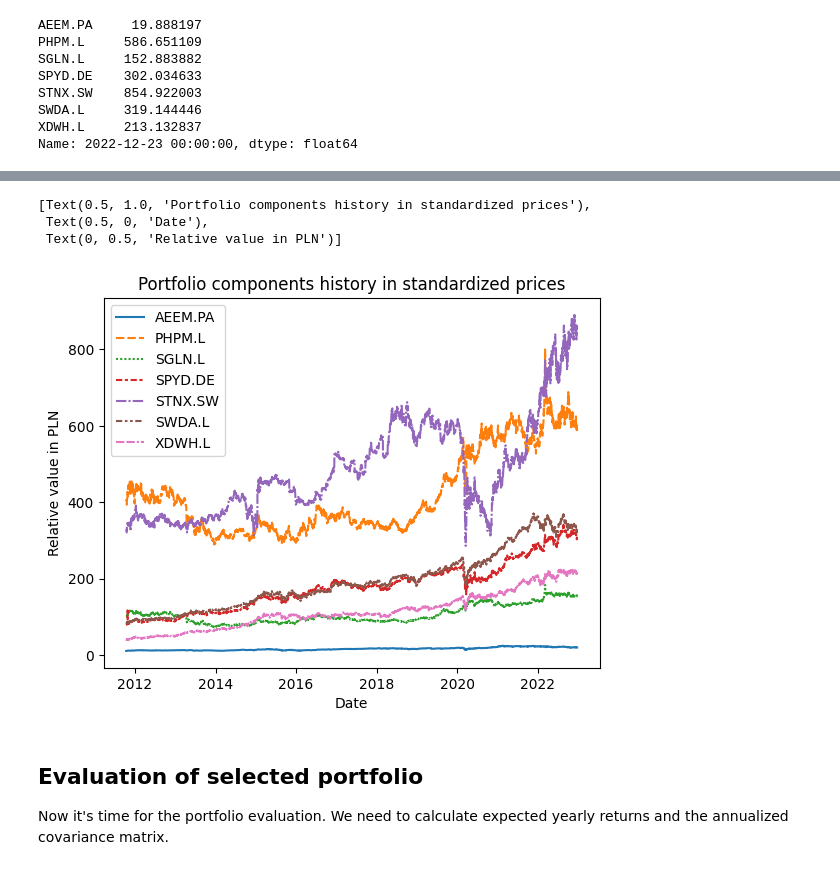
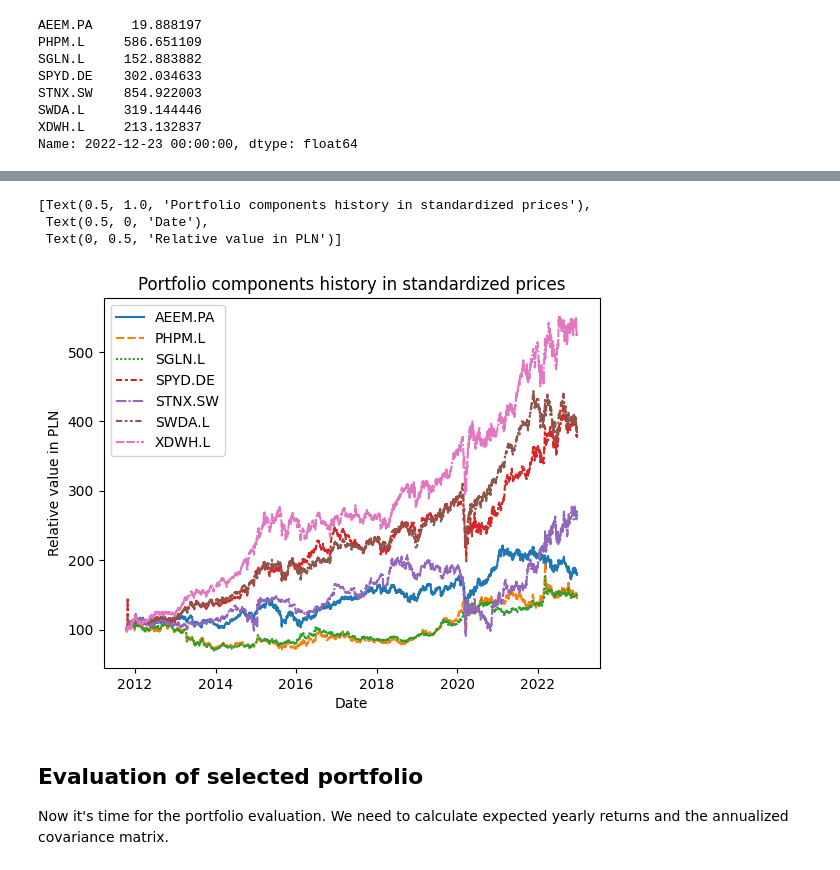
Before and after one commit to michaltkaczyk/etf-portfolio-optimisation, a Jupyter notebook: main.ipynb, the cells around one changed output, grey strips where cells are left out. Drawn from its saved outputs; the diff is of its cells as text; code cells hidden in the pictures.

```diff
--- a/main.ipynb
+++ b/main.ipynb
@@ -72,7 +72,11 @@ etf_currencies = {
 }
 
 for column_name in etf_df.columns:
-    etf_df[column_name] = etf_df[column_name] * exchange_rates_df[etf_currencies[column_name][0]] * etf_currencies[column_name][1]
+    etf_df[column_name] = (
+        etf_df[column_name]
+        * exchange_rates_df[etf_currencies[column_name][0]]
+        * etf_currencies[column_name][1]
+    )
 # %% [markdown]
 Now, let's remove rows where the data is not full, so that all series start from the same point in time.
 # %%
@@ -94,3 +100,6 @@ Name: 2022-12-23 00:00:00, dtype: float64
+# %%
+def normalize(df, start_value=100):
+    return df.div(df.iloc[0] / start_value)
 # %%
-etf_df = etf_df.div(etf_df.iloc[0] / 100)
+etf_df = normalize(etf_df)
 etf_df
@@ -97,14 +121,15 @@ etf_df
 # %%
-plot = sns.lineplot(data = etf_df)
+plot = sns.lineplot(data=etf_df)
 plot.set(
-    title = "Portfolio components history in standardized prices",
-    xlabel = "Date",
-    ylabel = "Relative value in PLN")
+    title="Portfolio components history in normalized prices",
+    xlabel="Date",
+    ylabel="Relative value in PLN",
+)
 # %% [output]
 [Text(0.5, 1.0, 'Portfolio components history in standardized prices'),
  Text(0.5, 0, 'Date'),
  Text(0, 0.5, 'Relative value in PLN')]
-[figure, old version]
+[figure, new version]
 # %% [markdown]
 ## Evaluation of selected portfolio
 
```
Also changed, not shown: parts of 12 cells of this notebook.
